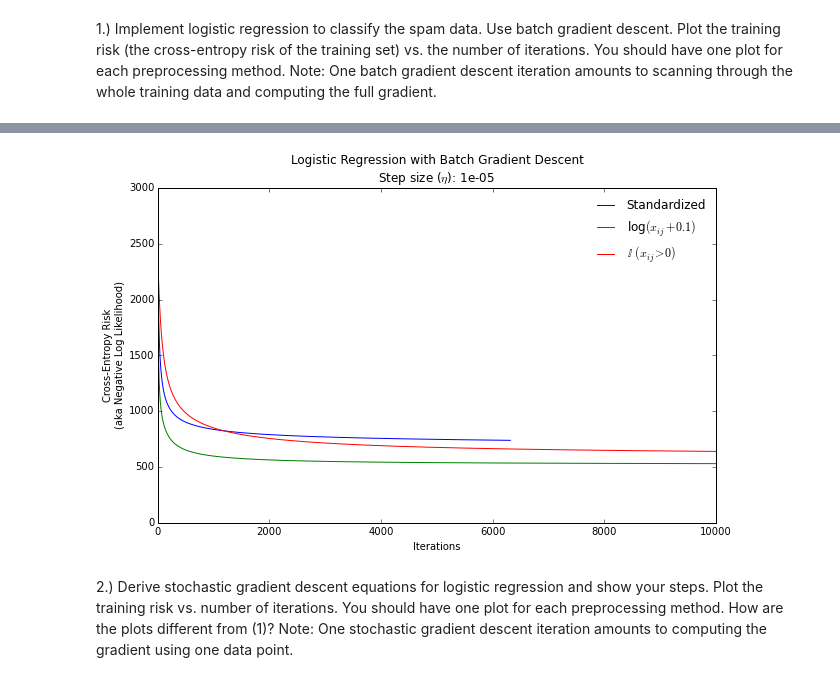
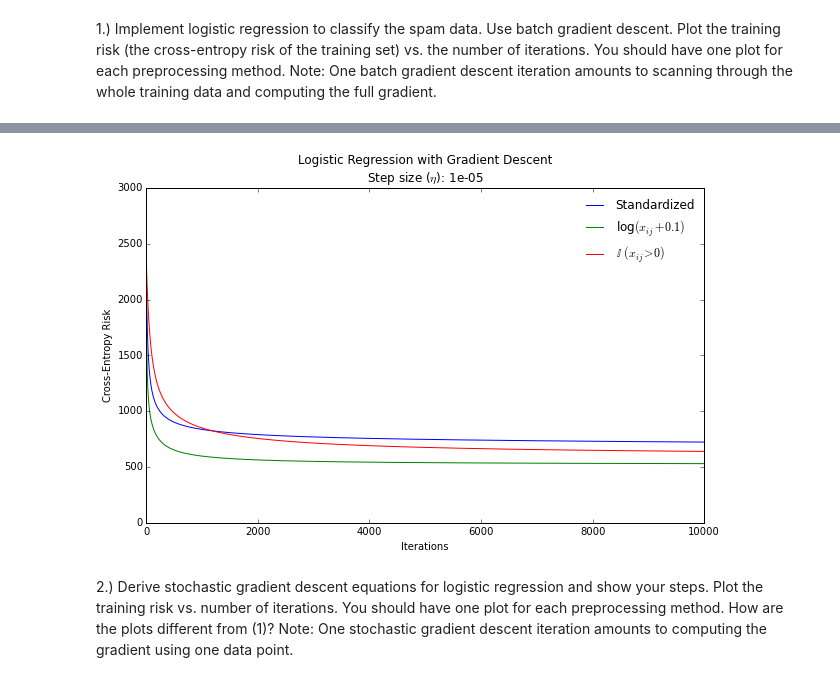
Before and after one commit to semerj/cs289-fall2015, a Jupyter notebook: hw3/CS289a - HW3.ipynb, the cells around one changed output, grey strips where cells are left out. Saved outputs shown, nothing was run; the diff lists cells and outputs as text; code cells hidden in the pictures.

```diff
--- a/hw3/CS289a - HW3.ipynb
+++ b/hw3/CS289a - HW3.ipynb
@@ -97,3 +120,24 @@ Here, $X$ is the training data matrix; each row $\mathbf{x}^{(i)}$ of $X$ is a d
+# %%
+def gradient(Q, w):
+    z = Q*w
+    return -Q.T * (np.exp(-z)/(1 + np.exp(-z)))
+
+def logistic(z):
+    return 1/(1 + np.exp(-z))
+
+def cross_entropy(Q, w):
+    return np.sum(np.log(1+np.exp(-Q*w)))
+
+def gd(Q, w, n=1, step=1):
+    rs = []
+    ws = []
+    for i in range(n):
+        risk = cross_entropy(Q, w)
+        w_new = w - step*gradient(Q, w)
+        w = w_new
+        rs.append(risk)
+        ws.append(w)
+    return rs, ws
 # %% [markdown]
 2.) In general, to verify that the function we minimize is convex we will want to show that the Hessian is positive semi-definite. For now, just derive the Hessian of the risk. Show your work; your answer should be a (somewhat complicated) matrix-vector expression.
 # %% [markdown]
@@ -135,7 +220,6 @@ spam = scipy.io.loadmat('data/spam.mat')
 s_Xtest  = np.matrix(spam['Xtest'])
 s_Xtrain = np.matrix(spam['Xtrain'])
 s_Ytrain = np.matrix(spam['Ytrain'])
-s_Ytrain[s_Ytrain < 0] = 0
 
 # preprocess
 s_Xtrain_std = add_ones((s_Xtrain-s_Xtrain.mean(axis=0))/s_Xtrain.std(axis=0))
@@ -203,16 +267,13 @@ gd_bin = batch_gd(s_Xtrain_bin, s_Ytrain, n_iter, gd_step_size)
+# %%
+gd_std = batch_gd(s_Xtrain_std, s_Ytrain, 10000, 0.00001)
+gd_log = batch_gd(s_Xtrain_log, s_Ytrain, 10000, 0.00001)
+gd_bin = batch_gd(s_Xtrain_bin, s_Ytrain, 10000, 0.00001)
 # %%
-plt.figure(figsize=(10, 6))
-plt.plot(gd_std, label="Standardized")
-plt.plot(gd_log, label="log$(x_{ij} + 0.1)$")
-plt.plot(gd_bin, label="$\mathbb{I}$ $(x_{ij} > 0)$")
-plt.legend(frameon=False)
-plt.ylim([0, 3000])
-plt.ylabel("Cross-Entropy Risk\n(aka Negative Log Likelihood)")
-plt.xlabel("Iterations")
-plt.title(("Logistic Regression with Batch Gradient Descent\nStep size ($\eta$): {}".format(gd_step_size)))
-plt.show()
+plot_risk(data=[gd_std, gd_log, gd_bin],
+          labels=["Standardized", "log$(x_{ij} + 0.1)$", "$\mathbb{I}$ $(x_{ij} > 0)$"],
+          title=("Logistic Regression with Gradient Descent\nStep size ($\eta$): {}".format(0.00001)))
 # %% [output]
-[figure, old version]
+[figure, new version]
 # %% [markdown]
 2.) Derive stochastic gradient descent equations for logistic regression and show your steps. Plot the training risk vs. number of iterations. You should have one plot for each preprocessing method. How are the plots different from (1)? Note: One stochastic gradient descent iteration amounts to computing the gradient using one data point.
 # %% [markdown]
```
Also changed, not shown: parts of 23 cells of this notebook.
